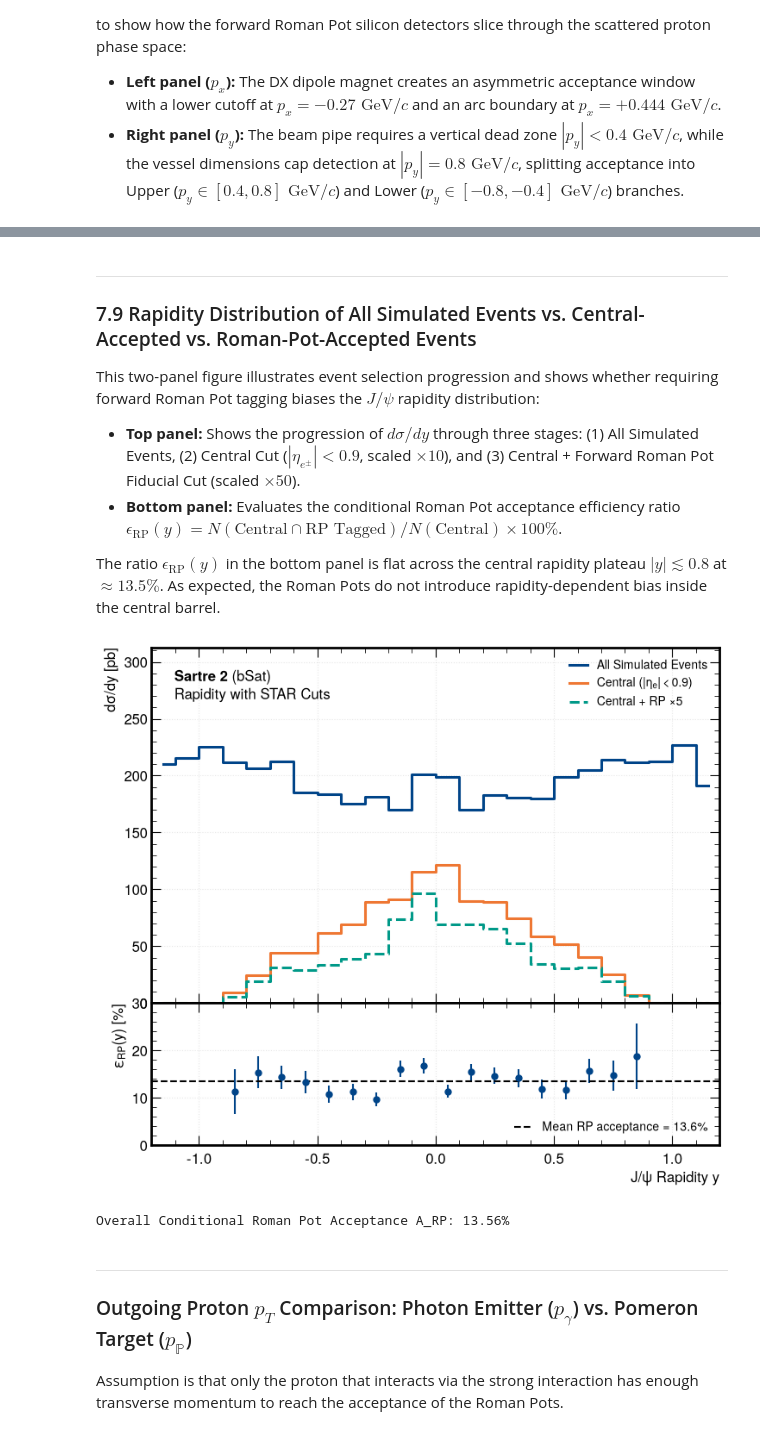
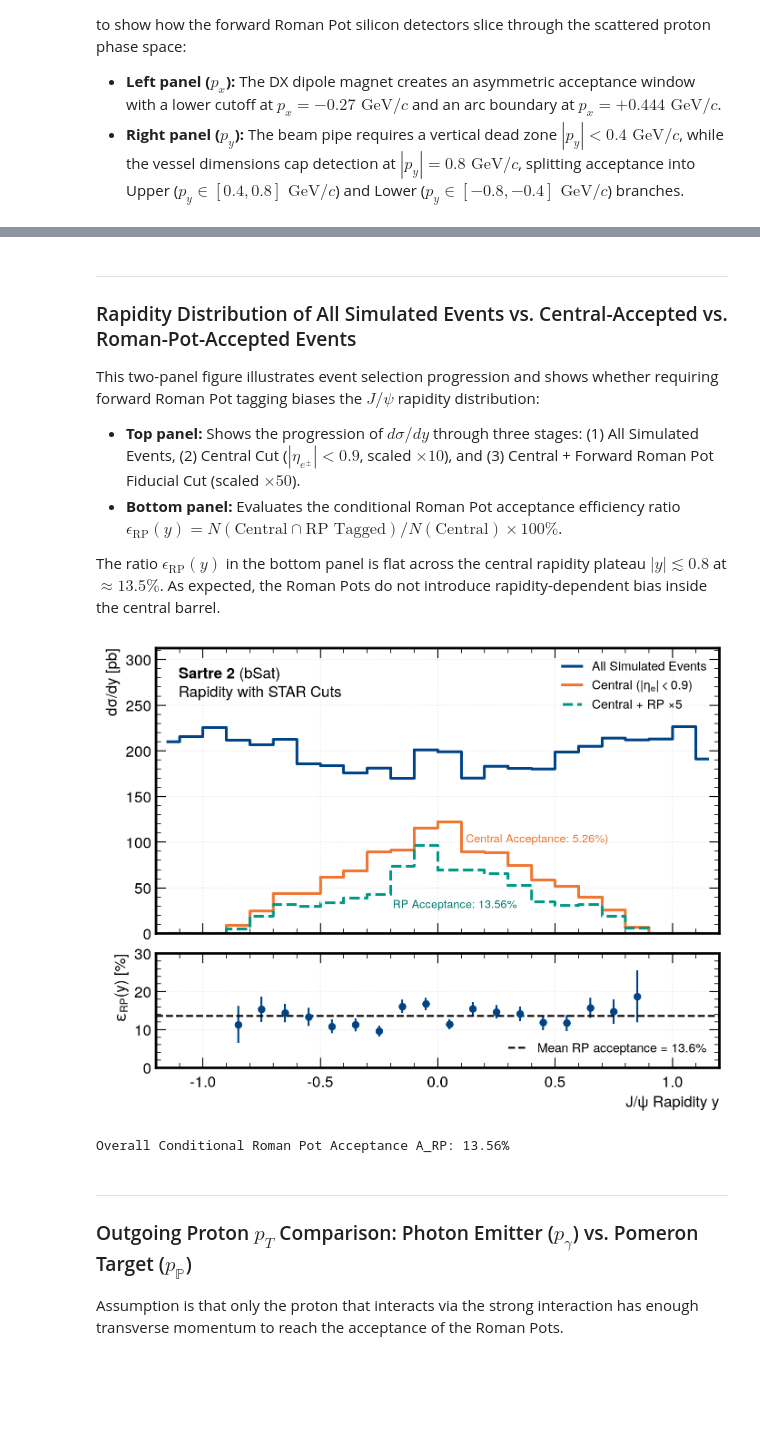
Before and after one commit to TheLittleRock/sartrepp, a Jupyter notebook: book/07_sartre_simulation_analysis_and_plots.ipynb, the cells around one changed output, grey strips where cells are left out. Cells and saved outputs as stored; diff of their text form; code cells hidden in the pictures; blank space fills up the shorter version.

```diff
--- a/book/07_sartre_simulation_analysis_and_plots.ipynb
+++ b/book/07_sartre_simulation_analysis_and_plots.ipynb
@@ -1100,7 +1129,7 @@ plt.show()
 # %% [markdown]
 ---
 
-### 7.9 Rapidity Distribution of All Simulated Events vs. Central-Accepted vs. Roman-Pot-Accepted Events
+### Rapidity Distribution of All Simulated Events vs. Central-Accepted vs. Roman-Pot-Accepted Events
 
 This two-panel figure illustrates event selection progression and shows whether requiring forward Roman Pot tagging biases the $J/\psi$ rapidity distribution:
 - **Top panel:** Shows the progression of $d\sigma/dy$ through three stages: (1) All Simulated Events, (2) Central Cut ($|\eta_{e^\pm}| < 0.9$, scaled $\times 10$), and (3) Central + Forward Roman Pot Fiducial Cut (scaled $\times 50$).
@@ -1109,11 +1138,11 @@ This two-panel figure illustrates event selection progression and shows whether
 The ratio $\epsilon_{\text{RP}}(y)$ in the bottom panel is flat across the central rapidity plateau $|y| \lesssim 0.8$ at $\approx 13.5\%$. As expected, the Roman Pots do not introduce rapidity-dependent bias inside the central barrel.
 # %%
 # -----------------------------------------------------------------------------
-# Plot 7.9: Rapidity Progression: All vs. Central vs. Roman-Pot Accepted
+# Rapidity Progression: All vs. Central vs. Roman-Pot Accepted
 # -----------------------------------------------------------------------------
 fig, (ax_top, ax_bot) = plt.subplots(
-    2, 1, figsize=(8.5, 7.5), sharex=True,
-    gridspec_kw={'height_ratios': [3, 1.2], 'hspace': 0}
+    2, 1, figsize=(8, 6), sharex=True,
+    gridspec_kw={'height_ratios': [3, 1.2], 'hspace': 0.1}
 )
 
 bins_y_prog = np.linspace(-1.2, 1.2, 25)
@@ -1154,34 +1183,39 @@ ax_top.text(0.04, 0.94, r'$\mathbf{Sartre\ 2}$ (bSat)' + '\n' +
 
 # Bottom ratio panel with statistical error bars
 valid_bins = h_cent > 5
 ratio = np.full_like(centers_y_prog, np.nan)
 ratio_err = np.full_like(centers_y_prog, np.nan)
 ratio[valid_bins] = (h_tag[valid_bins] / h_cent[valid_bins]) * 100.0
 p = h_tag[valid_bins] / h_cent[valid_bins]
 ratio_err[valid_bins] = np.sqrt(p * (1.0 - p) / h_cent[valid_bins]) * 100.0
 mean_ratio = 100.0 * np.sum(both_mask) / np.sum(c5_mask)
 
 ax_bot.errorbar(centers_y_prog[valid_bins], ratio[valid_bins], yerr=ratio_err[valid_bins],
                 fmt='o', color='#004488', lw=1.5, markersize=5)
 ax_bot.axhline(mean_ratio, color="#000000", ls='--', lw=1.5,
                label=f'Mean RP acceptance = {mean_ratio:.1f}%')
 ax_bot.set_xlabel(r'$J/\psi$ Rapidity $y$')
 ax_bot.set_ylabel(r'$\epsilon_{\mathrm{RP}}(y)$ [%]')
 ax_bot.set_ylim(0, 30)
 ax_bot.grid(True, alpha=0.3)
 ax_bot.legend(loc='lower right', frameon=False, fontsize=10)
 
 ax_bot.tick_params(axis='both',which='major', length=8)
 ax_bot.tick_params(axis='both',which='minor', length=4)
 ax_top.tick_params(axis='both',which='major', length=8)
 ax_top.tick_params(axis='both',which='minor', length=4)
 
+ax_top.text(0.42, 0.12, f'RP Acceptance: {np.sum(both_mask)/np.sum(c5_mask) * 100:.2f}%',
+             transform=ax_top.transAxes, fontsize=9, va='top', color="#007B6D")
+ax_top.text(0.55, 0.35, f'Central Acceptance: {np.sum(c5_mask)/N_gen_b * 100:.2f}%)',
+             transform=ax_top.transAxes, fontsize=9, va='top', color="#EE7733")
+
 plt.savefig(FIG_DIR / "fig_09_rapidity_all_vs_rp_accepted.pdf", bbox_inches='tight')
 plt.show()
 
 print(f"Overall Conditional Roman Pot Acceptance A_RP: {mean_ratio:.2f}%")
 # %% [output]
-[figure, old version]
+[figure, new version]
 Overall Conditional Roman Pot Acceptance A_RP: 13.56%
 # %% [markdown]
 ---
```
Also changed, not shown: parts of 18 cells of this notebook, 18 other files.
